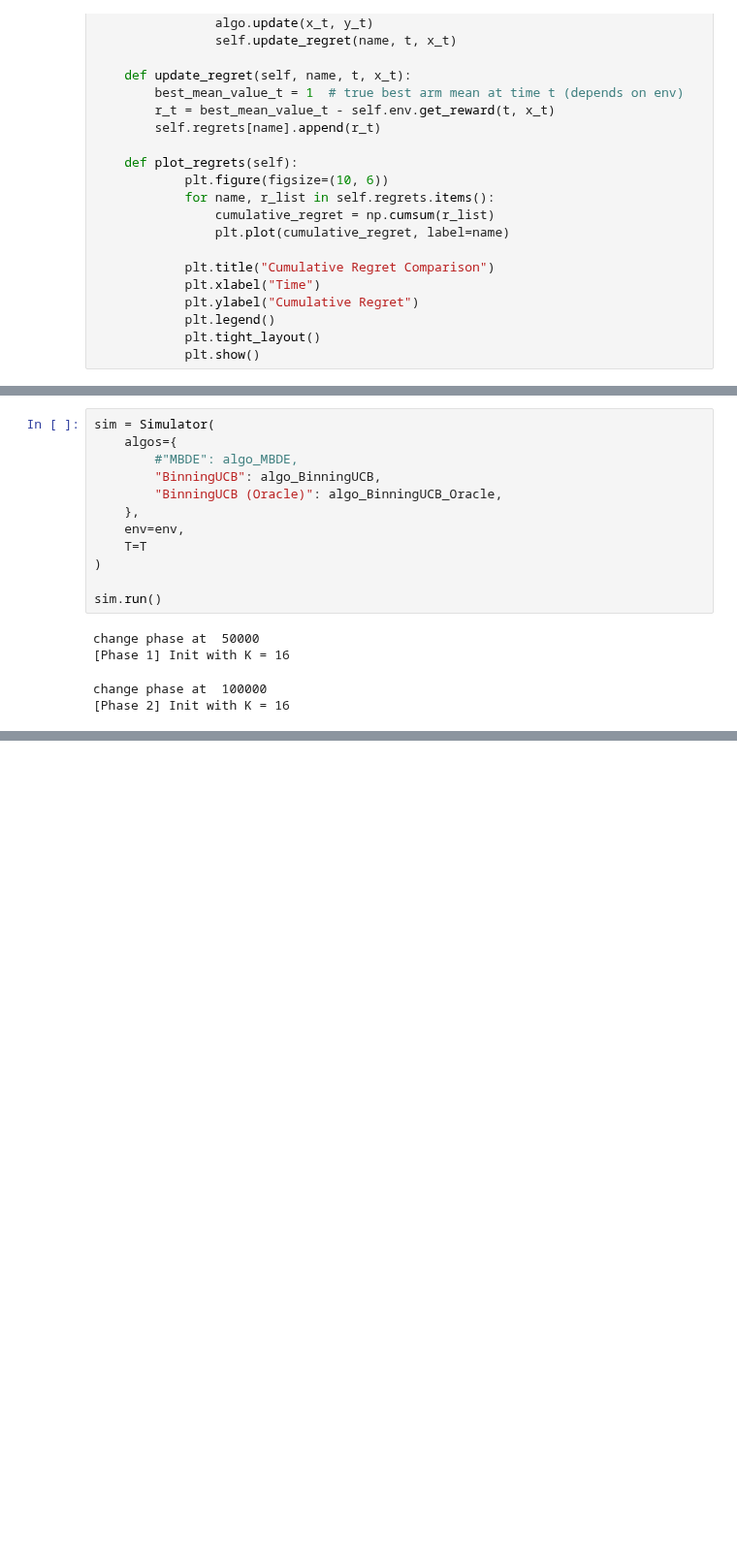
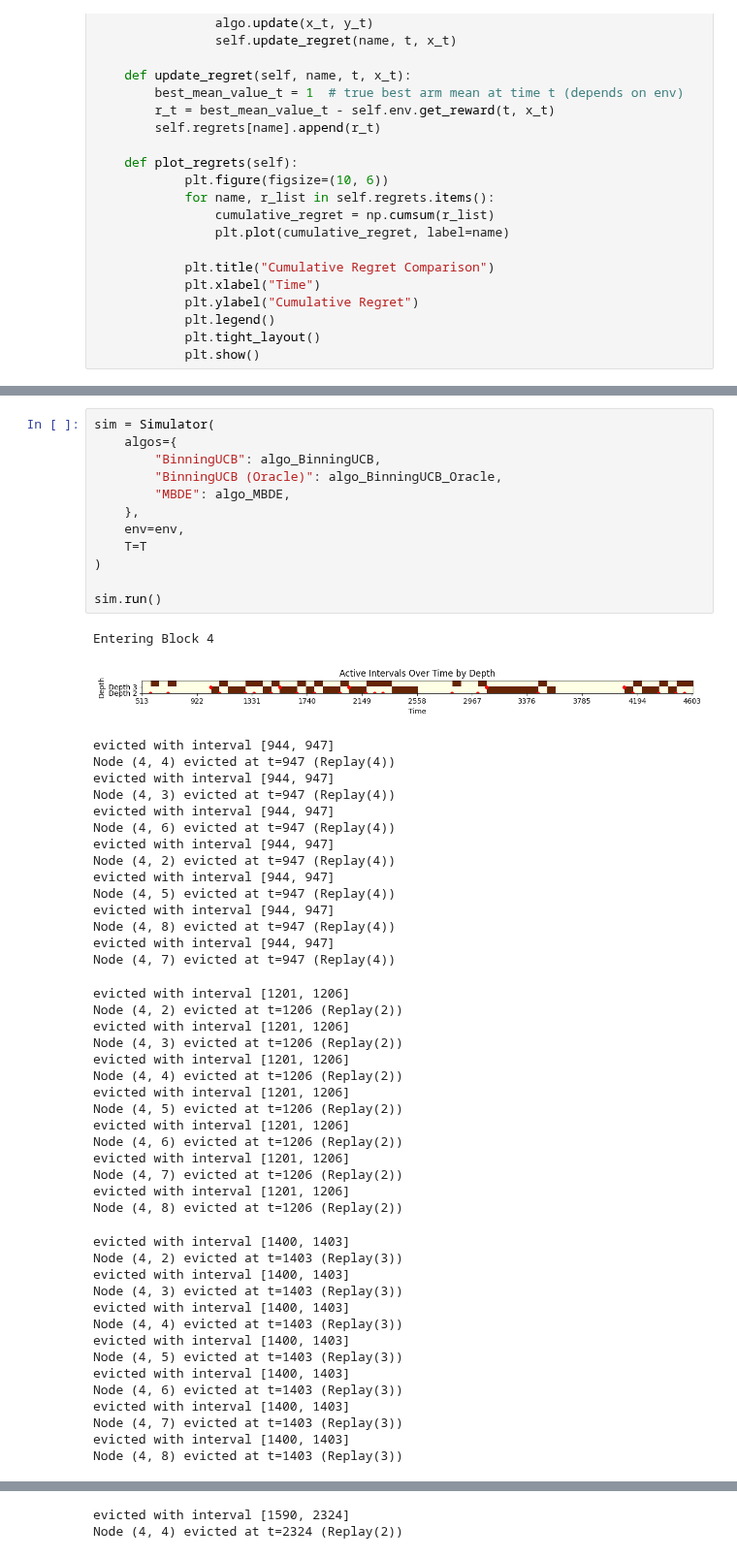
Before and after one commit to nguyenicolas/NS_Lipschitz_Bandits, a Jupyter notebook: main.ipynb, the cells around one changed output, grey strips where cells are left out. Shown at 97% size. Drawn from its saved outputs; the diff is of its cells as text; blank space fills up the shorter version.

```diff
--- a/main.ipynb
+++ b/main.ipynb
@@ -66,17 +65,57 @@ change points =  [50000, 100000, 150000]
 # %%
 sim = Simulator(
     algos={
-        #"MBDE": algo_MBDE,
         "BinningUCB": algo_BinningUCB,
         "BinningUCB (Oracle)": algo_BinningUCB_Oracle,
+        "MBDE": algo_MBDE,
     },
     env=env,
     T=T
 )
 
 sim.run()
 # %% [output]
-change phase at  50000
-[Phase 1] Init with K = 16
+Entering Block 4
+[figure, added]
-change phase at  100000
-[Phase 2] Init with K = 16
+evicted with interval [944, 947]
+Node (4, 4) evicted at t=947 (Replay(4))
+evicted with interval [944, 947]
+Node (4, 3) evicted at t=947 (Replay(4))
+evicted with interval [944, 947]
+Node (4, 6) evicted at t=947 (Replay(4))
+evicted with interval [944, 947]
+Node (4, 2) evicted at t=947 (Replay(4))
+evicted with interval [944, 947]
+Node (4, 5) evicted at t=947 (Replay(4))
+evicted with interval [944, 947]
+Node (4, 8) evicted at t=947 (Replay(4))
+evicted with interval [944, 947]
+Node (4, 7) evicted at t=947 (Replay(4))
+evicted with interval [1201, 1206]
+Node (4, 2) evicted at t=1206 (Replay(2))
+evicted with interval [1201, 1206]
+Node (4, 3) evicted at t=1206 (Replay(2))
+evicted with interval [1201, 1206]
+Node (4, 4) evicted at t=1206 (Replay(2))
+evicted with interval [1201, 1206]
+Node (4, 5) evicted at t=1206 (Replay(2))
+evicted with interval [1201, 1206]
+Node (4, 6) evicted at t=1206 (Replay(2))
+evicted with interval [1201, 1206]
+Node (4, 7) evicted at t=1206 (Replay(2))
+evicted with interval [1201, 1206]
+Node (4, 8) evicted at t=1206 (Replay(2))
+evicted with interval [1400, 1403]
+Node (4, 2) evicted at t=1403 (Replay(3))
+evicted with interval [1400, 1403]
+Node (4, 3) evicted at t=1403 (Replay(3))
+evicted with interval [1400, 1403]
+Node (4, 4) evicted at t=1403 (Replay(3))
+evicted with interval [1400, 1403]
+Node (4, 5) evicted at t=1403 (Replay(3))
+evicted with interval [1400, 1403]
+Node (4, 6) evicted at t=1403 (Replay(3))
+evicted with interval [1400, 1403]
+Node (4, 7) evicted at t=1403 (Replay(3))
+evicted with interval [1400, 1403]
+Node (4, 8) evicted at t=1403 (Replay(3))
@@ -82,0 +136,2 @@ change phase at  100000
+evicted with interval [1590, 2324]
+Node (4, 4) evicted at t=2324 (Replay(2))
```
Also changed, not shown: parts of 20 cells of this notebook, 3 other files.
